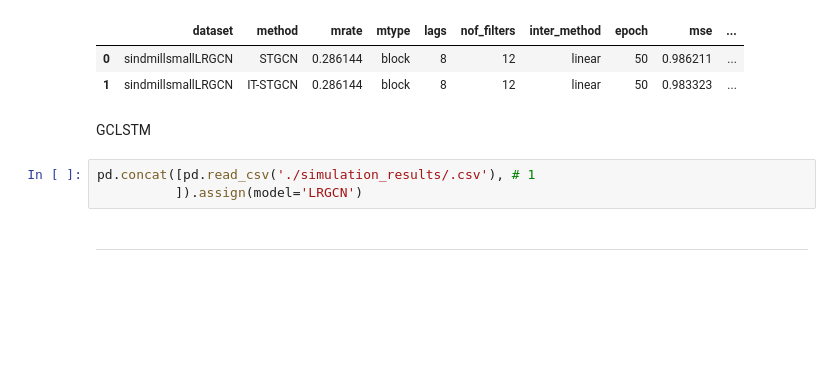
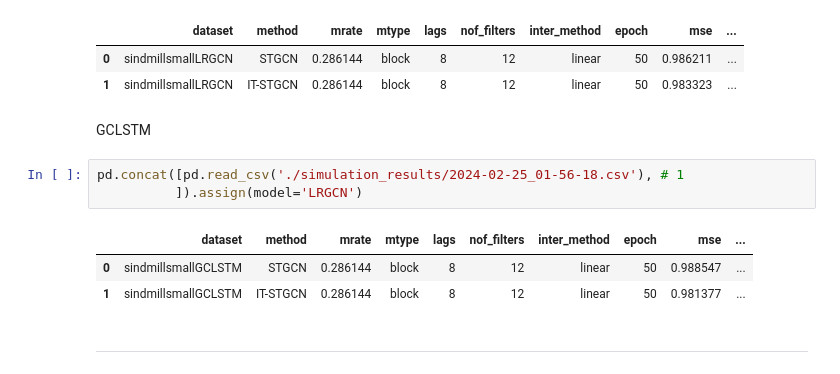
Before and after one commit to seoyeonc/ITTGNN_blog, a Jupyter notebook: posts/2_research/done.ipynb, the cells around one changed output. Saved outputs shown, nothing was run; the diff lists cells and outputs as text; blank space fills up the shorter version.

```diff
--- a/posts/2_research/done.ipynb
+++ b/posts/2_research/done.ipynb
@@ -42,8 +42,12 @@ pd.concat([pd.read_csv('./simulation_results/2024-02-24_17-12-48.csv'), # 1
 # %% [markdown]
 GCLSTM
 # %%
-pd.concat([pd.read_csv('./simulation_results/.csv'), # 1
+pd.concat([pd.read_csv('./simulation_results/2024-02-25_01-56-18.csv'), # 1
           ]).assign(model='LRGCN')
+# %% [output]
+|  | dataset | method | mrate | mtype | lags | nof_filters | inter_method | epoch | mse | ... |
+| 0 | sindmillsmallGCLSTM | STGCN | 0.286144 | block | 8 | 12 | linear | 50 | 0.988547 | ... |
+| 1 | sindmillsmallGCLSTM | IT-STGCN | 0.286144 | block | 8 | 12 | linear | 50 | 0.981377 | ... |
 # %% [markdown]
 ---
 # %% [markdown]
```
Also changed, not shown: parts of 3 cells of this notebook, 5 other files.
